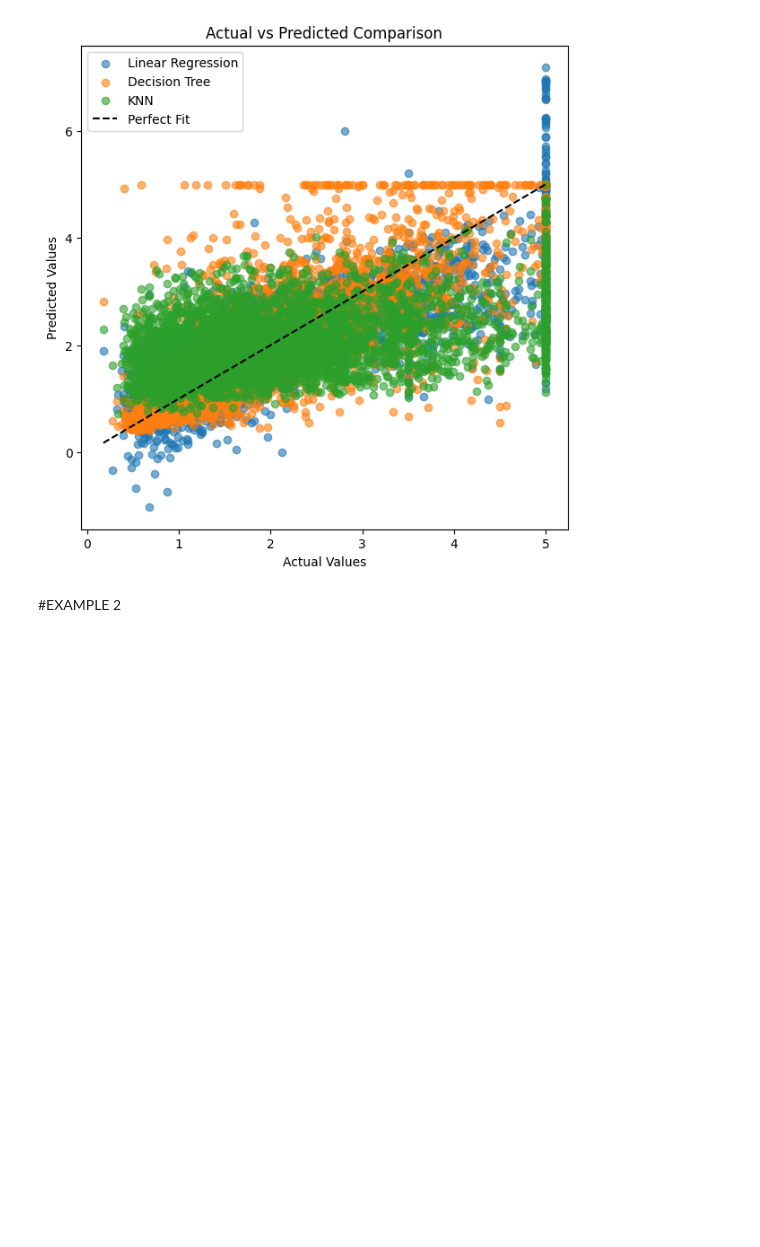
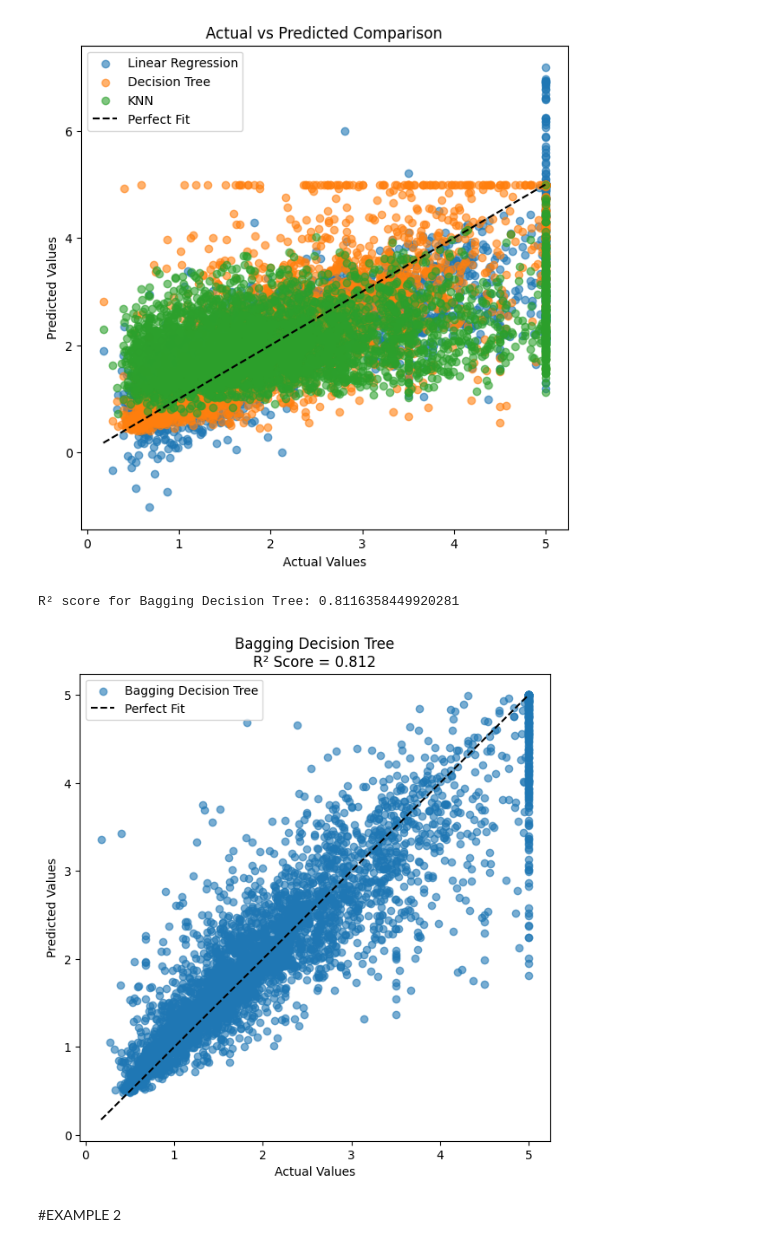
Before and after one commit to faisu6339-glitch/Machine-learning, a Jupyter notebook: ET_Bagging(Regression).ipynb, the cells around one changed output. Drawn from its saved outputs; the diff is of its cells as text; code cells hidden in the pictures; blank space fills up the shorter version.

```diff
--- a/ET_Bagging(Regression).ipynb
+++ b/ET_Bagging(Regression).ipynb
@@ -196,6 +327,59 @@ plt.legend()
 plt.show()
 # %% [output]
 [figure]
+# %%
+from sklearn.ensemble import BaggingRegressor
+from sklearn.tree import DecisionTreeRegressor
+from sklearn.metrics import r2_score
+from sklearn.model_selection import train_test_split
+
+# Re-split the California Housing data to ensure consistent X_train, Y_train for this section
+X_train, X_test, Y_train, Y_test = train_test_split(X_housing, Y_housing , train_size=0.80, test_size=0.20, random_state=123)
+
+# Bagging with Decision Tree as base estimator
+bag_dt = BaggingRegressor(
+    estimator=DecisionTreeRegressor(random_state=42),
+    n_estimators=100,
+    random_state=42
+)
+
+bag_dt.fit(X_train, Y_train)
+
+# Predictions
+y_pred_bag_dt = bag_dt.predict(X_test)
+
+# R2 score
+r2_bag_dt = r2_score(Y_test, y_pred_bag_dt)
+print("R² score for Bagging Decision Tree:", r2_bag_dt)
+# %% [output]
+R² score for Bagging Decision Tree: 0.8116358449920281
+# %%
+import matplotlib.pyplot as plt
+
+plt.figure(figsize=(7,7))
+
+plt.scatter(
+    Y_test,
+    y_pred_bag_dt,
+    alpha=0.6,
+    label='Bagging Decision Tree'
+)
+
+# Perfect prediction line
+plt.plot(
+    [Y_test.min(), Y_test.max()],
+    [Y_test.min(), Y_test.max()],
+    'k--',
+    label='Perfect Fit'
+)
+
+plt.xlabel("Actual Values")
+plt.ylabel("Predicted Values")
+plt.title(f"Bagging Decision Tree\nR² Score = {r2_bag_dt:.3f}")
+plt.legend()
+plt.show()
+# %% [output]
+[figure, added]
 # %% [markdown]
 #EXAMPLE 2
 # %%
```
Also changed, not shown: parts of 11 cells of this notebook.
